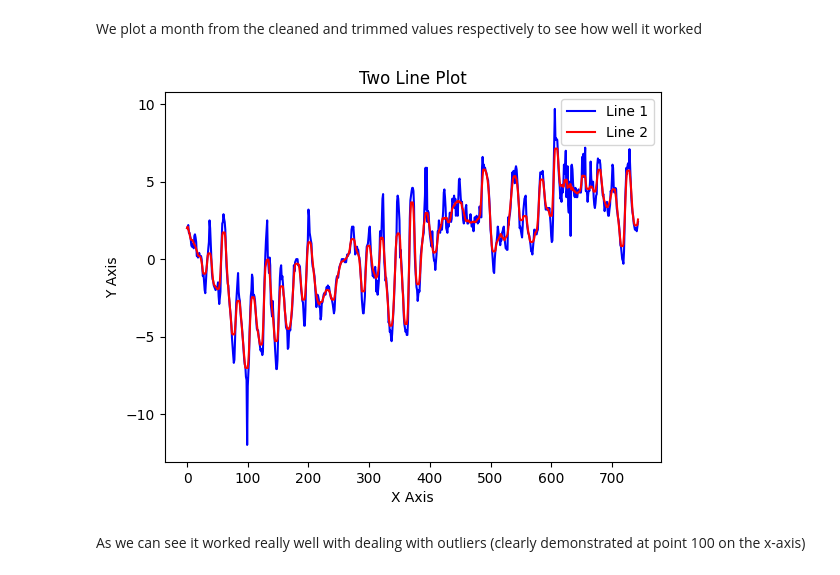
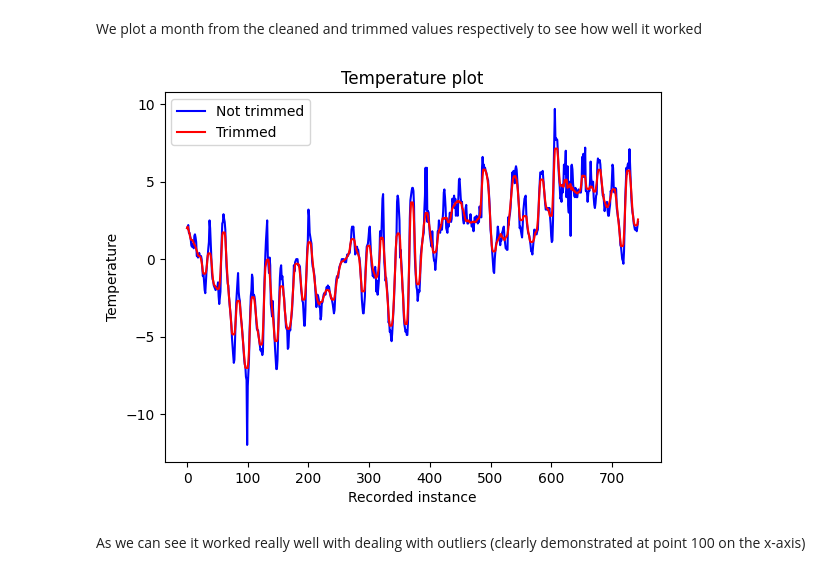
Before and after one commit to SebbeCaliban/DataAnalys, a Jupyter notebook: Smhi_analys.ipynb, the cells around one changed output. Drawn from its saved outputs; the diff is of its cells as text; code cells hidden in the pictures.

```diff
--- a/Smhi_analys.ipynb
+++ b/Smhi_analys.ipynb
@@ -139,18 +140,18 @@ We plot a month from the cleaned and trimmed values respectively to see how well
 # %%
 x = range(744)
 y1 = df.Cleaned[0:744]
 y2 = df.Trimmed[0:744]
-plt.plot(x, y1, label='Line 1', color = "blue")
-plt.plot(x, y2, label='Line 2', color="red")
+plt.plot(x, y1, label='Not trimmed', color = "blue")
+plt.plot(x, y2, label='Trimmed', color="red")
 
 plt.legend()
-plt.xlabel('X Axis')
-plt.ylabel('Y Axis')
-plt.title('Two Line Plot')
+plt.xlabel('Recorded instance')
+plt.ylabel('Temperature')
+plt.title('Temperature plot')
 
 plt.show()
 # %% [output]
-[figure, old version]
+[figure, new version]
 # %% [markdown]
 As we can see it worked really well with dealing with outliers (clearly demonstrated at point 100 on the x-axis)
 # %% [markdown]
```
Also changed, not shown: parts of 9 cells of this notebook.
